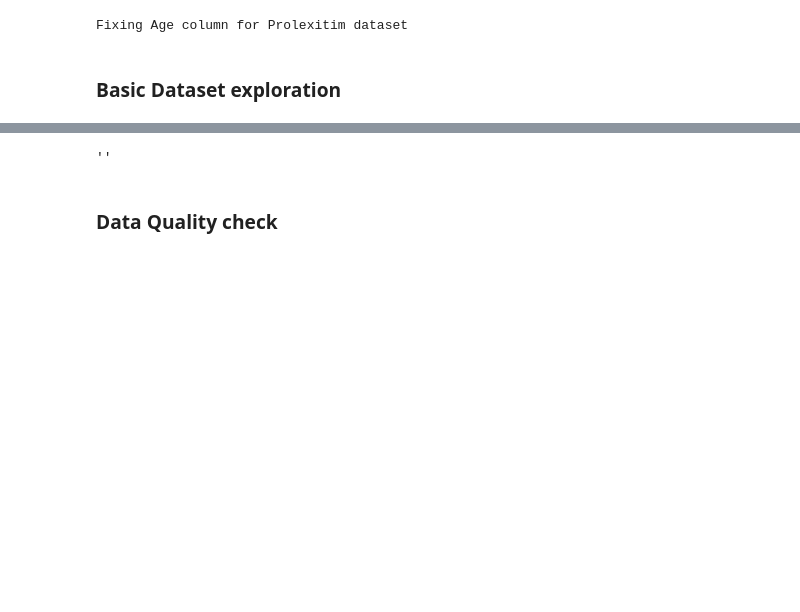
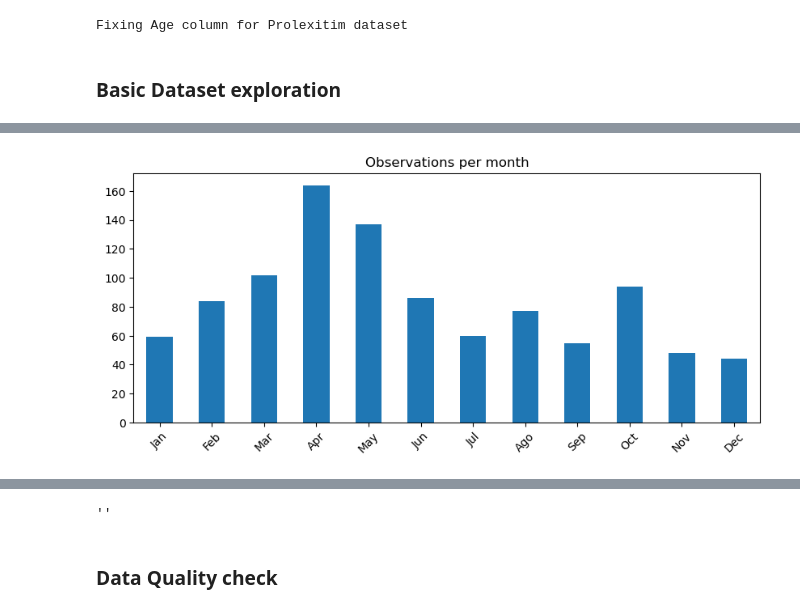
Before and after one commit to raul-arrabales/DataScience_Enablement, a Jupyter notebook: Generic_EDA.ipynb, the cells around one changed output, grey strips where cells are left out. Drawn from its saved outputs; the diff is of its cells as text; code cells hidden in the pictures; blank space fills up the shorter version.

```diff
--- a/Generic_EDA.ipynb
+++ b/Generic_EDA.ipynb
@@ -177,0 +325,9 @@ Number of columns: 36
+# %%
+monthly_ts = time_series.groupby(time_series.datetime.dt.month)['count'].sum()
+# %%
+monthly_ts.index = ['Jan','Feb','Mar','Apr','May','Jun','Jul','Ago','Sep','Oct','Nov','Dec']
+# %%
+monthly_ts.plot(x='datetime', y='count', kind='bar', rot=45, legend=None,
+        title='Observations per month', xlabel='', fontsize=10, figsize=(10,4));
+# %% [output]
+[figure, added]
```
Also changed, not shown: parts of 24 cells of this notebook.
